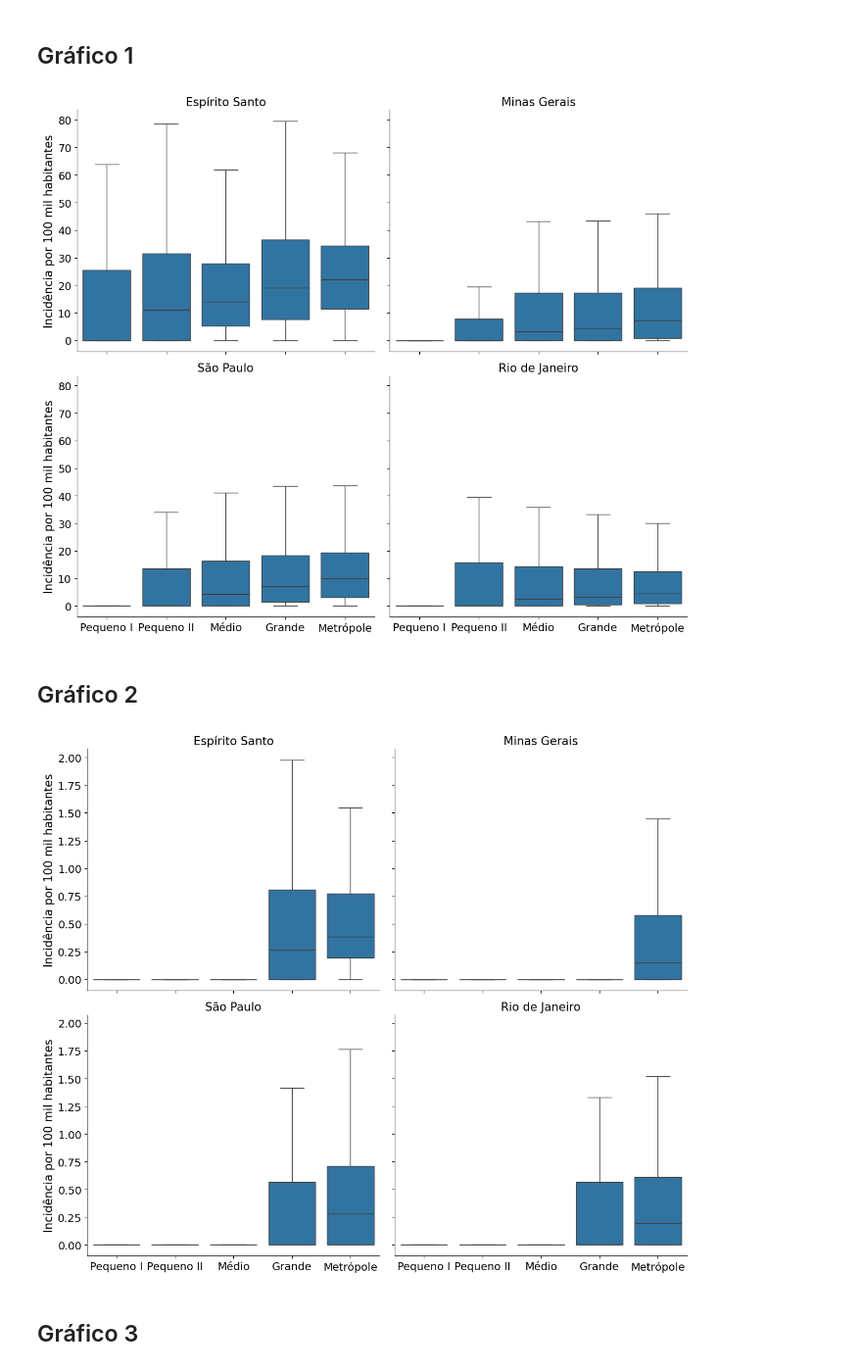
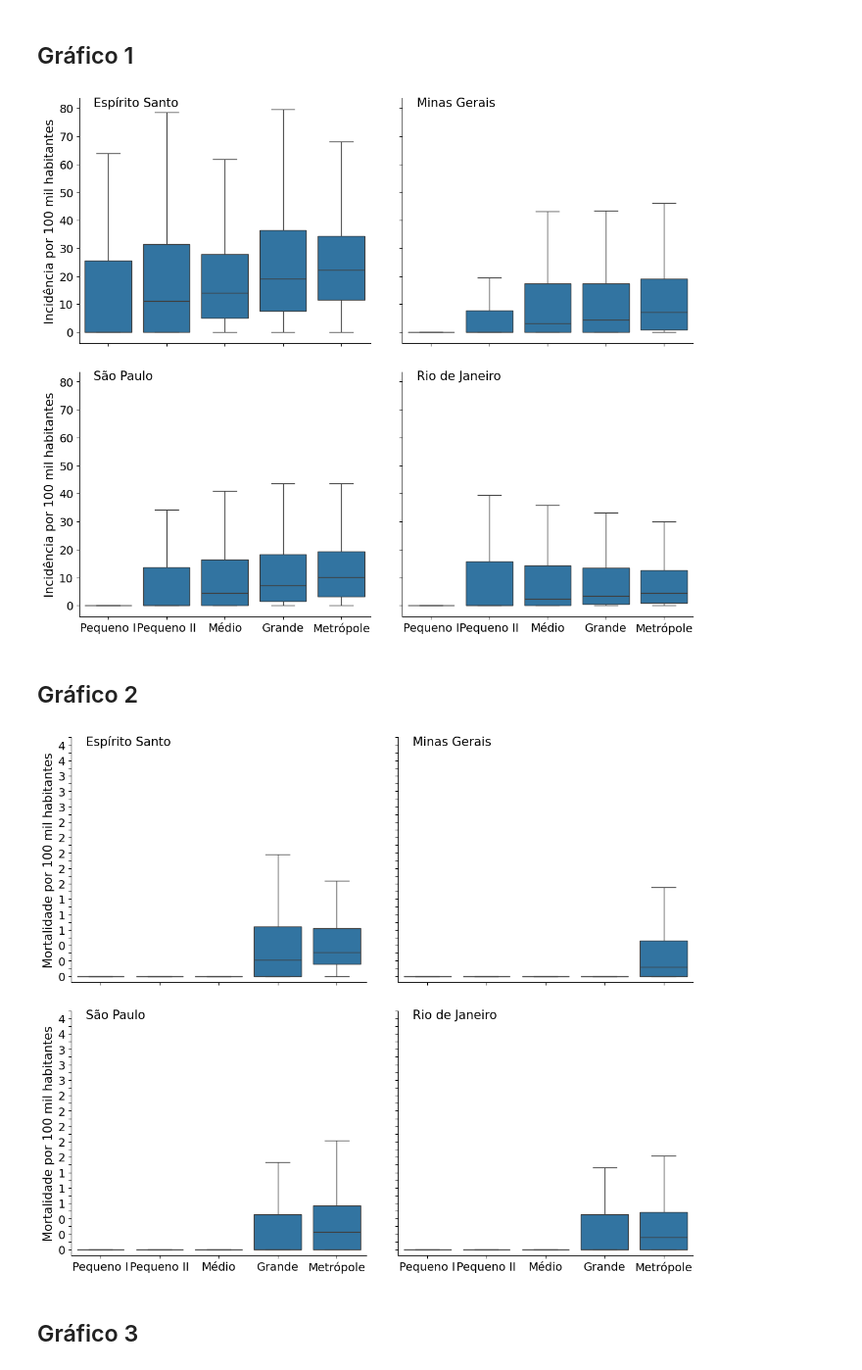
Before and after one commit to carloszan/covid, a Jupyter notebook: analises/7.graficos/graficos.ipynb, the cells around one changed output. Shown at 98% size. Drawn from its saved outputs; the diff is of its cells as text; code cells hidden in the pictures.

Commit message:
atualizar boxplot

```diff
--- a/analises/7.graficos/graficos.ipynb
+++ b/analises/7.graficos/graficos.ipynb
@@ -142,8 +164,9 @@ df['porte_municipio'] = df['populacao_tcu_2019'].apply(adicionar_porte_municipio
 # %%
 import seaborn as sns
 import matplotlib.pyplot as plt
+import numpy as np
 
-def boxplot(y):
+def boxplot(y, y_label, step):
   order = ['Pequeno I', 'Pequeno II', 'Médio', 'Grande', 'Metrópole']
   estados = ["ES", "MG", "SP", "RJ"]
 
@@ -161,12 +184,28 @@ def boxplot(y):
                   ax=ax[i],
                   showfliers=False)
 
-      ax[i].set_title(map_estado.get(estado), fontsize=15)
+      title = ax[i].set_title(map_estado.get(estado), fontsize=15, pad=-10, y=1, loc='left')
+      title.set_position((title.get_position()[0] + 0.05, title.get_position()[1]))
+
+      ymin, ymax = ax[i].get_ylim()
+      print(ymax)
+      print(np.ceil(ymax))
+      ticks = np.arange(start=np.floor(0), stop=ymax, step=step)
+      print(ticks)
+      labels = [f'{tick:.0f}' if i % 2 == 0 else '' for i, tick in enumerate(ticks)]
+      if y == 'mortalidade':
+        labels = [f'{tick:.2f}' if i % 2 == 0 else '' for i, tick in enumerate(ticks)]
+      ax[i].set_yticks(ticks)
+      ax[i].set_yticklabels(labels)
+
       ax[i].set_xlabel('')
-      ax[i].set_ylabel('Incidência por 100 mil habitantes', fontsize=15)
+      ax[i].set_ylabel(y_label, fontsize=15)
       ax[i].tick_params(labelsize=14)
       ax[i].spines['top'].set_visible(False)
       ax[i].spines['right'].set_visible(False)
 
-  plt.tight_layout()
+  plt.tight_layout(pad=3)
   plt.show()
+
+boxplot('incidencia_por_dia', 'Incidência por 100 mil habitantes', 5)
+boxplot('mortalidade', 'Mortalidade por 100 mil habitantes', 0.125)
@@ -350,18 +420,15 @@ def dispersao(df_leitos):
 # %% [markdown]
 ## Gráfico 1
 # %%
-import seaborn as sns
-import matplotlib.pyplot as plt
-
-boxplot('incidencia_por_dia')
+boxplot('incidencia_por_dia', 'Incidência por 100 mil habitantes', 5)
 # %% [output]
-[figure, old version]
+[figure, new version]
 # %% [markdown]
 ## Gráfico 2
 # %%
-boxplot('mortalidade')
+boxplot('mortalidade', 'Mortalidade por 100 mil habitantes', 0.125)
 # %% [output]
-[figure, old version]
+[figure, new version]
 # %% [markdown]
 ## Gráfico 3
 # %%
```
Also changed, not shown: parts of 2 cells of this notebook.
